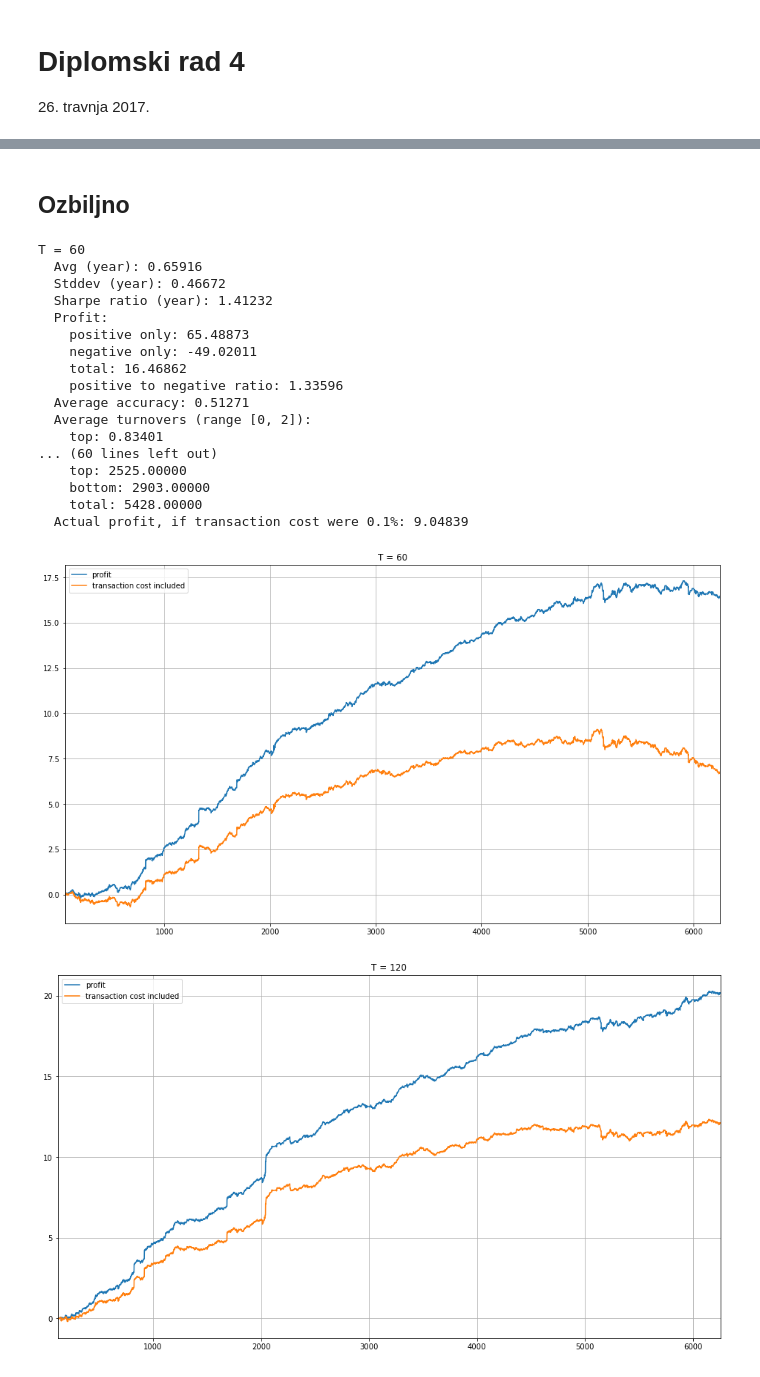
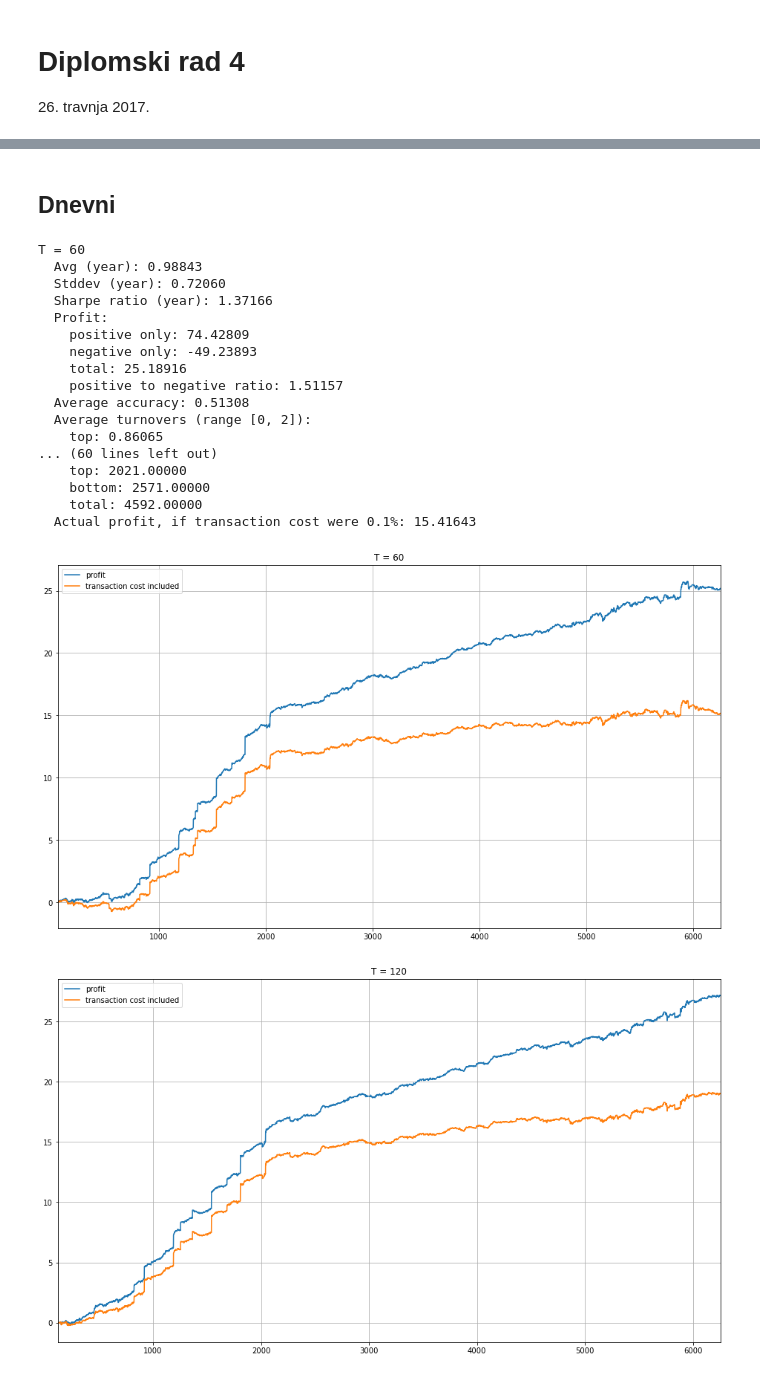
Before and after one commit to mrlovre/diplomski, a Jupyter notebook: server/dipl_04.ipynb, the cells around one changed output, grey strips where cells are left out. Drawn from its saved outputs; the diff is of its cells as text; code cells hidden in the pictures.

```diff
--- a/server/dipl_04.ipynb
+++ b/server/dipl_04.ipynb
@@ -33,12 +33,12 @@ sp500_log = np.log(sp500)
 sp500_log_diffs = calculate_pairwise_diffs(sp500_log)
 # %%
 T = 120
-p = 0.008
+p = None
 d = 3.75
 
 method = 'thresh-devs'
 
-sp500_log_diff_means, sp500_log_diff_vars = rolling_mean_variance(sp500_log_diffs, T, weight=1 - 1e-5)
+sp500_log_diff_means, sp500_log_diff_vars = rolling_mean_variance(sp500_log_diffs, T)
 ts, profits, pairs, weights = statistical_arbitrage(sp500_log_diffs, sp500_log_diff_means, sp500_log_diff_vars, p=p, d=d,
                                                     method=method, return_pairs=True, return_weights=True)
 
@@ -134,13 +134,13 @@ Actual profit, if transaction cost were 0.1%: 11.90483
 # %% [markdown]
-## Ozbiljno
+## Dnevni
 # %%
 for T in [60, 120, 200, 500]:
-    p = 0.008
+    p = None
     d = 3.75
 
     method = 'thresh-devs'
 
-    sp500_log_diff_means, sp500_log_diff_vars = rolling_mean_variance(sp500_log_diffs, T, weight=0.9 ** (1 / 2000))
+    sp500_log_diff_means, sp500_log_diff_vars = rolling_mean_variance(sp500_log_diffs, T)
     ts, profits, pairs, weights = statistical_arbitrage(sp500_log_diffs, sp500_log_diff_means, sp500_log_diff_vars, p=p, d=d,
                                                         method=method, return_pairs=True, return_weights=True)
 
@@ -193,45 +193,45 @@ for T in [60, 120, 200, 500]:
     sharpe = avg / std
 
     total_positive = np.sum(profit[np.greater(profit, 0.0)])
     total_negative = np.sum(profit[np.less_equal(profit, 0.0)])
 
     print('T = {}'.format(T))
     print('  Avg (year): {:.5f}'.format(avg))
     print('  Stddev (year): {:.5f}'.format(std))
     print('  Sharpe ratio (year): {:.5f}'.format(sharpe))
     print('  Profit:')
     print('    positive only: {:.5f}'.format(total_positive))
     print('    negative only: {:.5f}'.format(total_negative))
     print('    total: {:.5f}'.format(total_positive + total_negative))
     print('    positive to negative ratio: {:.5f}'.format(-total_positive / total_negative))
     print('  Average accuracy: {:.5f}'.format(np.count_nonzero(np.greater(profit, 0.0)) / len(profit)))
     print('  Average turnovers (range [0, 2]):')
     print('    top: {:.5f}'.format(np.mean(turnover_top)))
     print('    bottom: {:.5f}'.format(np.mean(turnover_bottom)))
     print('    total: {:.5f}'.format(np.mean(np.hstack([turnover_bottom, turnover_top]))))
     print('  Total turnovers:')
     print('    top: {:.5f}'.format(np.sum(turnover_top)))
     print('    bottom: {:.5f}'.format(np.sum(turnover_bottom)))
     print('    total: {:.5f}'.format(np.sum(np.hstack([turnover_bottom, turnover_top]))))
     print('  Actual profit, if transaction cost were 0.1%: {:.5f}'.format(
         np.sum(profit) - np.sum(np.hstack([turnover_bottom, turnover_top])) * 1e-3))
 # %% [output]
 T = 60
-  Avg (year): 0.65916
-  Stddev (year): 0.46672
-  Sharpe ratio (year): 1.41232
+  Avg (year): 0.98843
+  Stddev (year): 0.72060
+  Sharpe ratio (year): 1.37166
   Profit:
-    positive only: 65.48873
-    negative only: -49.02011
-    total: 16.46862
-    positive to negative ratio: 1.33596
-  Average accuracy: 0.51271
+    positive only: 74.42809
+    negative only: -49.23893
+    total: 25.18916
+    positive to negative ratio: 1.51157
+  Average accuracy: 0.51308
   Average turnovers (range [0, 2]):
-    top: 0.83401
+    top: 0.86065
 ... (60 lines left out)
-    top: 2525.00000
-    bottom: 2903.00000
-    total: 5428.00000
-  Actual profit, if transaction cost were 0.1%: 9.04839
+    top: 2021.00000
+    bottom: 2571.00000
+    total: 4592.00000
+  Actual profit, if transaction cost were 0.1%: 15.41643
-[figure, old version]
+[figure, new version]
-[figure, old version]
+[figure, new version]
```
Also changed, not shown: parts of 4 cells of this notebook, 16 other files.
